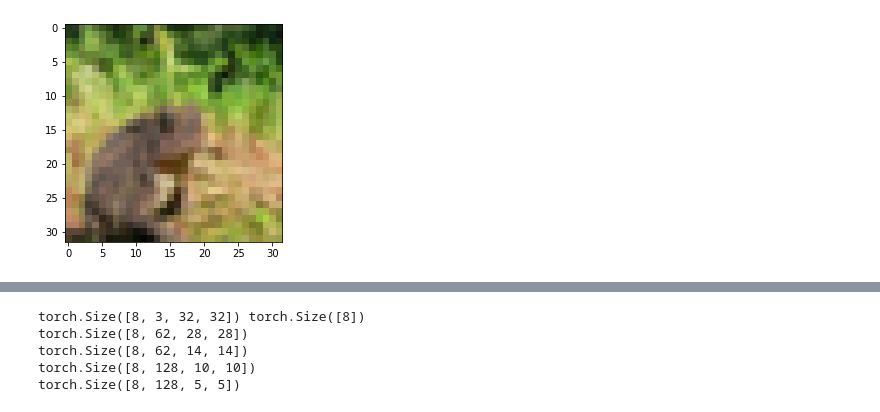
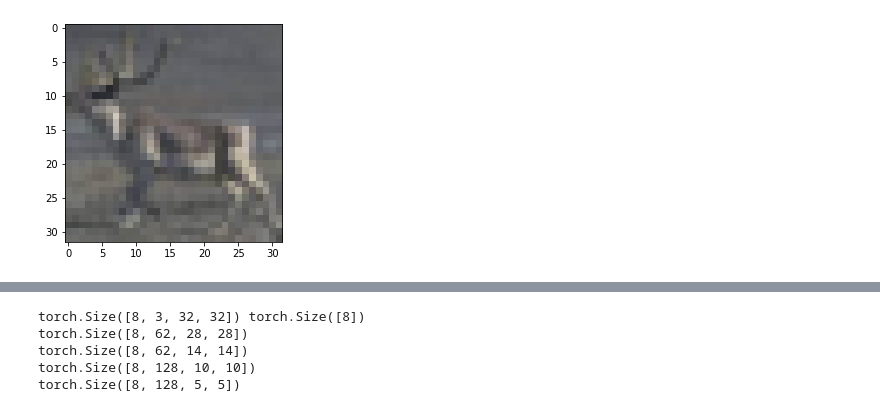
Before and after one commit to nakulpyasi/Unified-AI, a Jupyter notebook: _notebooks/CNN.ipynb, the cells around one changed output, grey strips where cells are left out. Saved outputs shown, nothing was run; the diff lists cells and outputs as text; code cells hidden in the pictures.

```diff
--- a/_notebooks/CNN.ipynb
+++ b/_notebooks/CNN.ipynb
@@ -65,4 +86,5 @@ imshow(torchvision.utils.make_grid(images))
 # %%
-plt.imshow(train_dataset[4][0].permute(1, 2, 0) );
+#collapse-output
+plt.imshow(train_dataset[30][0].permute(1, 2, 0) );
 # %% [output]
-[figure, old version]
+[figure, new version]
```
Also changed, not shown: parts of 27 cells of this notebook.
